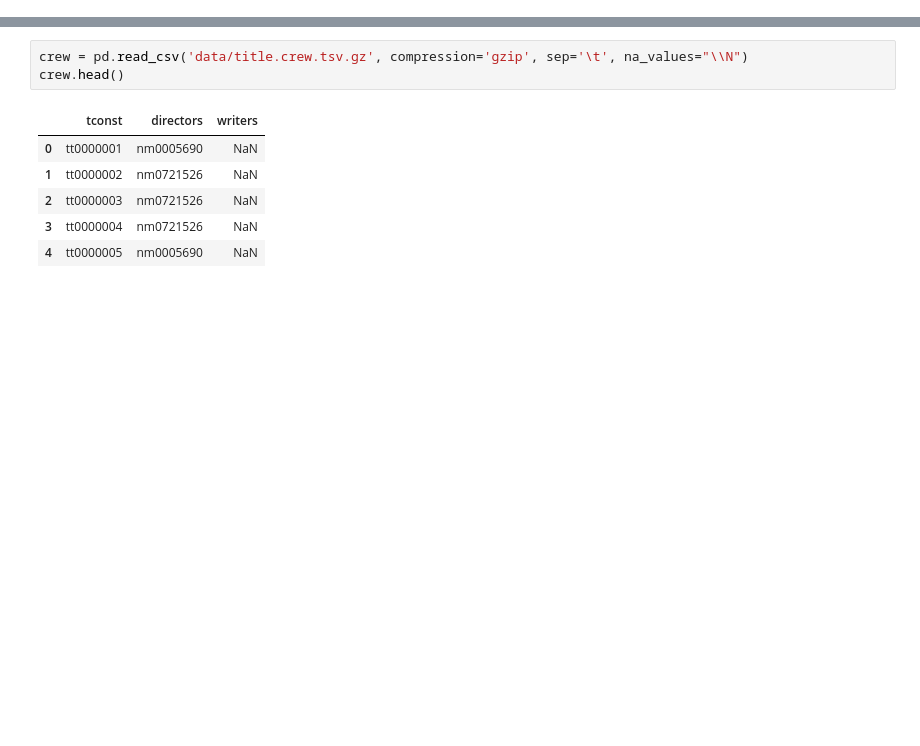
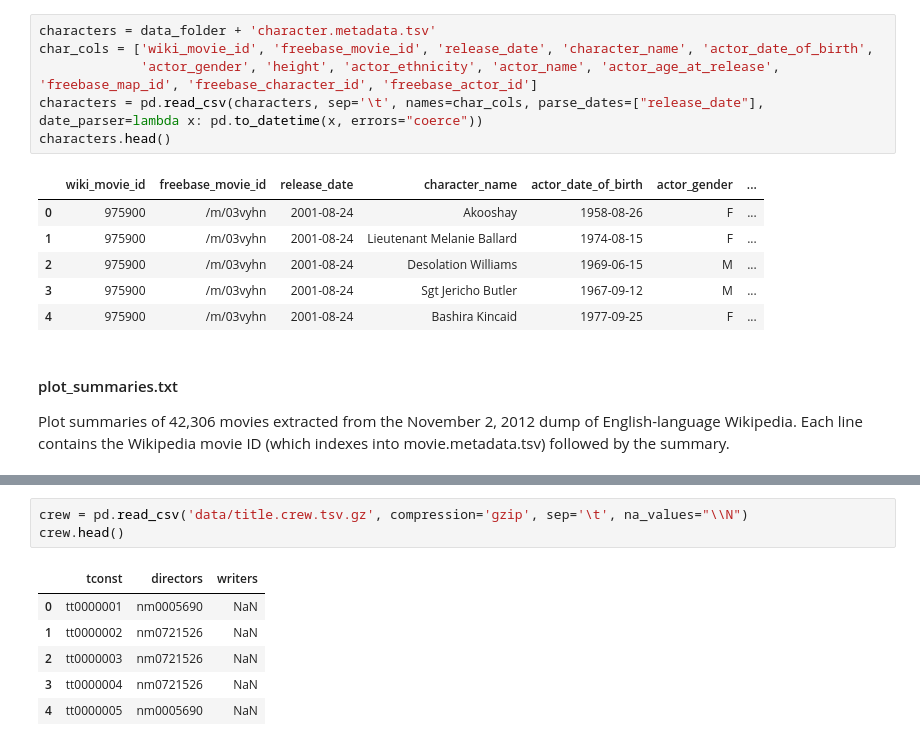
Before and after one commit to epfl-ada/ada-2022-project-yiyisoda, a Jupyter notebook: milestone_2.ipynb, the cells around one changed output, grey strips where cells are left out. Drawn from its saved outputs; the diff is of its cells as text; blank space fills up the shorter version.

```diff
--- a/milestone_2.ipynb
+++ b/milestone_2.ipynb
@@ -41,0 +73,17 @@ titles.head()
+# %%
+characters = data_folder + 'character.metadata.tsv'
+char_cols = ['wiki_movie_id', 'freebase_movie_id', 'release_date', 'character_name', 'actor_date_of_birth',
+             'actor_gender', 'height', 'actor_ethnicity', 'actor_name', 'actor_age_at_release', 'freebase_map_id', 'freebase_character_id', 'freebase_actor_id']
+characters = pd.read_csv(characters, sep='\t', names=char_cols, parse_dates=["release_date"], date_parser=lambda x: pd.to_datetime(x, errors="coerce"))
+characters.head()
+# %% [output]
+|  | wiki_movie_id | freebase_movie_id | release_date | character_name | actor_date_of_birth | actor_gender | ... |
+| 0 | 975900 | /m/03vyhn | 2001-08-24 | Akooshay | 1958-08-26 | F | ... |
+| 1 | 975900 | /m/03vyhn | 2001-08-24 | Lieutenant Melanie Ballard | 1974-08-15 | F | ... |
+| 2 | 975900 | /m/03vyhn | 2001-08-24 | Desolation Williams | 1969-06-15 | M | ... |
+| 3 | 975900 | /m/03vyhn | 2001-08-24 | Sgt Jericho Butler | 1967-09-12 | M | ... |
+| 4 | 975900 | /m/03vyhn | 2001-08-24 | Bashira Kincaid | 1977-09-25 | F | ... |
+# %% [markdown]
+#### plot_summaries.txt
+
+Plot summaries of 42,306 movies extracted from the November 2, 2012 dump of English-language Wikipedia.  Each line contains the Wikipedia movie ID (which indexes into movie.metadata.tsv) followed by the summary.
```
Also changed, not shown: parts of 41 cells of this notebook.
